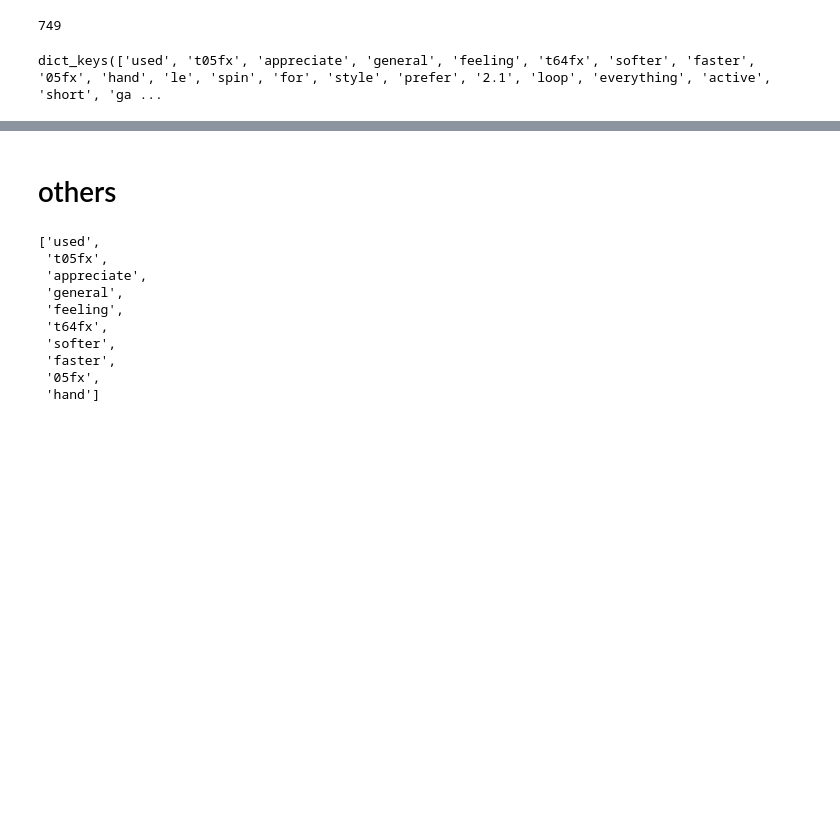
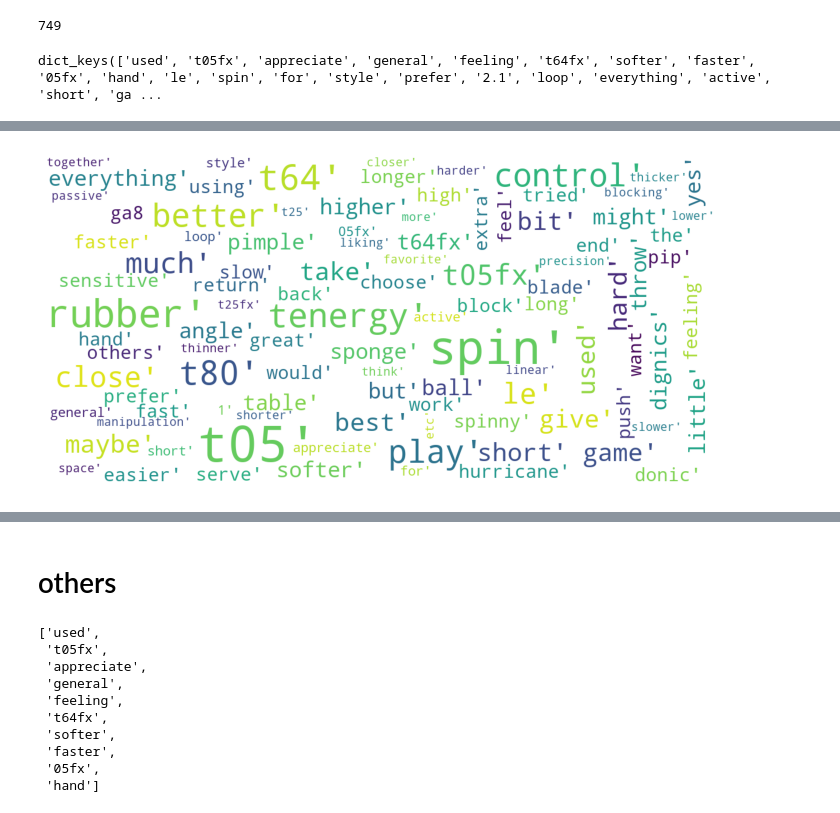
Before and after one commit to vionwinnie/ds4a-t15-tableTennis-product-review, a Jupyter notebook: EDA/comparative_sentences_EDA.ipynb, the cells around one changed output, grey strips where cells are left out. Cells and saved outputs as stored; diff of their text form; code cells hidden in the pictures; blank space fills up the shorter version.

```diff
--- a/EDA/comparative_sentences_EDA.ipynb
+++ b/EDA/comparative_sentences_EDA.ipynb
@@ -562,0 +572,2 @@ word2vec_model.wv.most_similar('faster')
+# %%
+tenegy_replies = comp_sentences_df[comp_sentences_df.thread_title.str.lower().str.contains('tenergy')].reply_split
@@ -562,0 +594,13 @@ word2vec_model.wv.most_similar('faster')
+# %%
+# https://towardsdatascience.com/create-word-cloud-into-any-shape-you-want-using-python-d0b88834bc32
+# code modified from blog above for customizing wordcloud
+
+corpus_tenegy =preprocess_news(tenegy_replies, lowercase = True)
+
+mask = np.array(Image.open('./imgs/ping_pong_paddle.jpg'))
+
+custom_stop = get_stopwords()
+
+show_wordcloud_custom_shape(corpus_tenegy)
+# %% [output]
+[figure, added]
```
Also changed, not shown: parts of 18 cells of this notebook.
